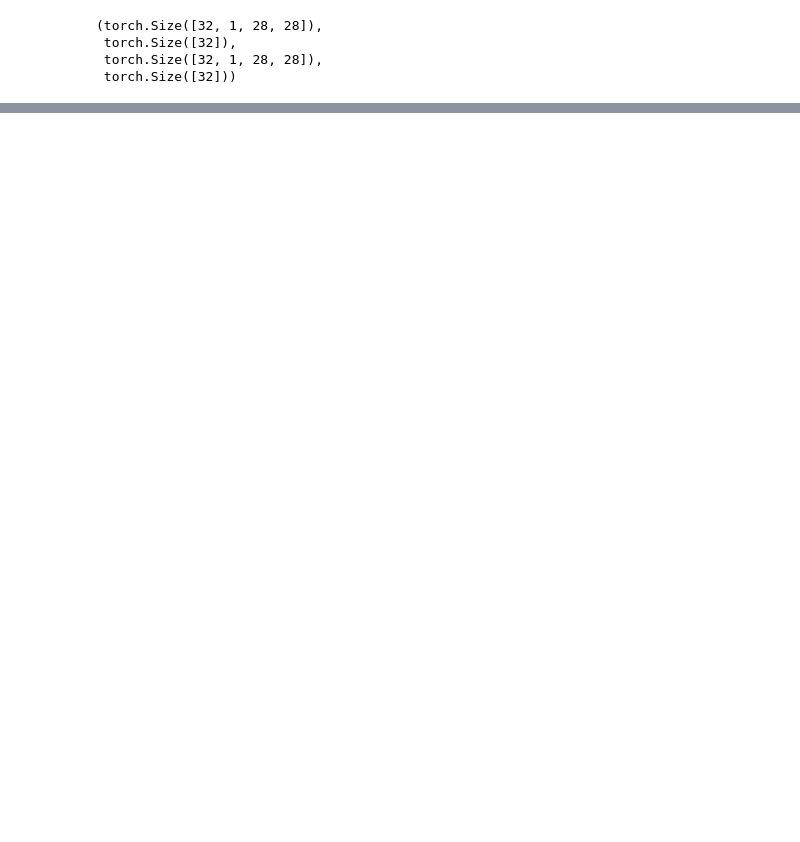
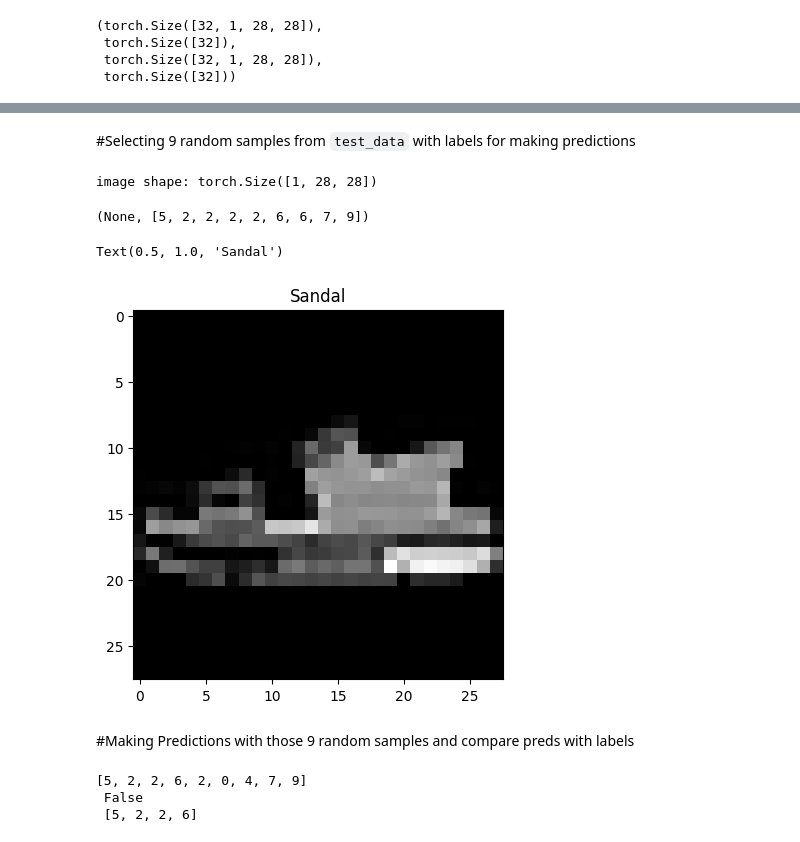
Before and after one commit to Nouman-wisal/pytorch, a Jupyter notebook: 03_pytorch_computer_vision_CNN.ipynb, the cells around one changed output, grey strips where cells are left out. Saved outputs shown, nothing was run; the diff lists cells and outputs as text; code cells hidden in the pictures; blank space fills up the shorter version.

```diff
--- a/03_pytorch_computer_vision_CNN.ipynb
+++ b/03_pytorch_computer_vision_CNN.ipynb
@@ -311,0 +957,51 @@ label no 8
+# %% [markdown]
+#Selecting 9 random samples from `test_data` with labels for making predictions
+# %%
+import random
+
+# Selecting 9 random samples & labels from "test_data" for making predictions
+# ---> imp ---> random.sample() only works with list, tuple, or str — not dataset objects
+
+test_samples=[]
+test_labels=[]
+
+for samples, labels in random.sample(list(Test_data), k=9):  # Test_data is not a list — even though it acts like one (you can index it, but it’s not technically a list).
+  test_samples.append(samples)
+  test_labels.append(labels)
+
+
+print('image shape:',test_samples[0].shape), test_labels
+# %% [output]
+image shape: torch.Size([1, 28, 28])
+(None, [5, 2, 2, 2, 2, 6, 6, 7, 9])
+# %%
+plt.imshow( test_samples[0].squeeze(), cmap='gray')
+plt.title(class_names[test_labels[0]])
+# %% [output]
+Text(0.5, 1.0, 'Sandal')
+[figure, added]
+# %% [markdown]
+#Making Predictions with those 9 random samples and compare preds with labels
+# %%
+# making Preds with those 9 random samples ad compare preds with labels
+
+preds=[]  # extracting pred(prediction label) to here
+
+model_2.eval()
+with torch.inference_mode():
+
+  for samples in test_samples:
+    samples= samples.to(device).unsqueeze(dim=1)
+
+    # forward pass for real pred
+    pred_logits= model_2(samples)
+    pred= torch.softmax(pred_logits, dim=1).argmax(dim=1)
+
+    # append / extract them
+    preds.append(pred.cpu().item())
+
+print(preds, '\n',preds == test_labels , '\n', preds[:4])
+# %% [output]
+[5, 2, 2, 6, 2, 0, 4, 7, 9]
+ False
+ [5, 2, 2, 6]
```
Also changed, not shown: parts of 68 cells of this notebook.
